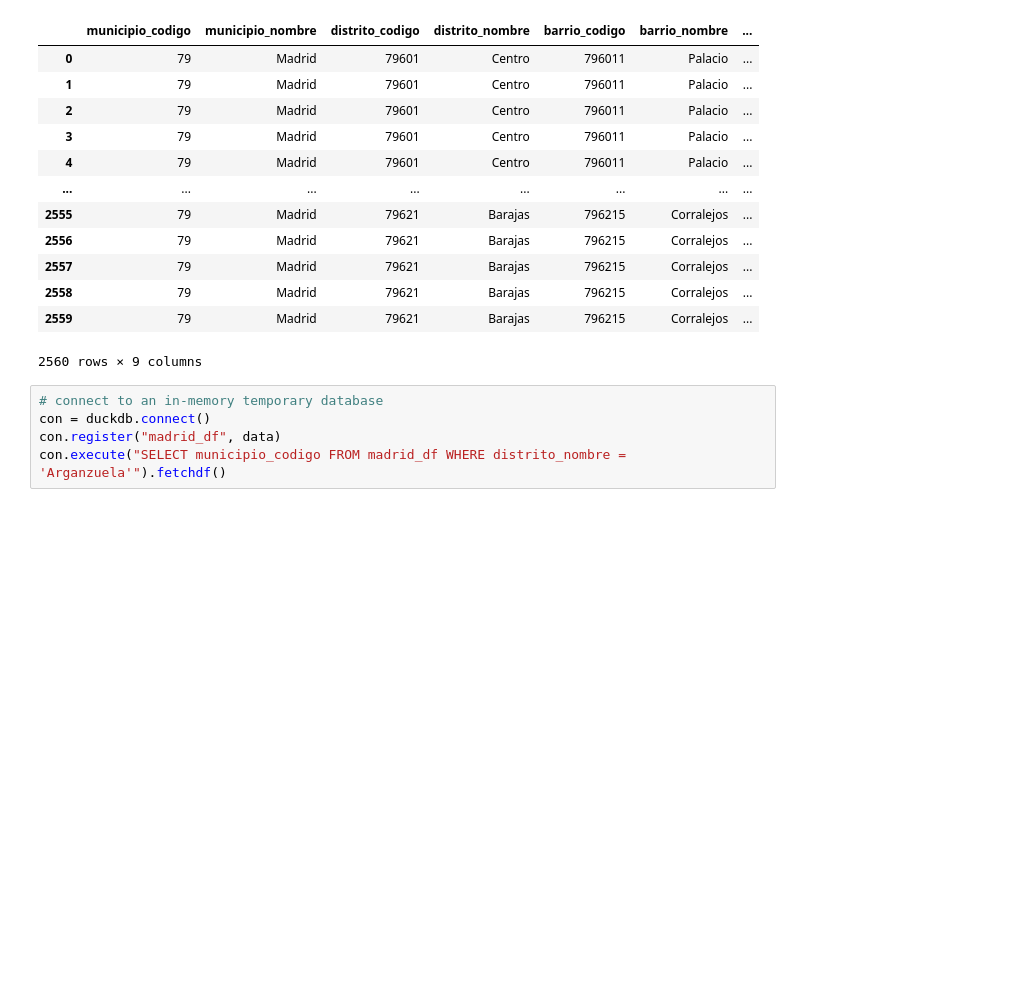
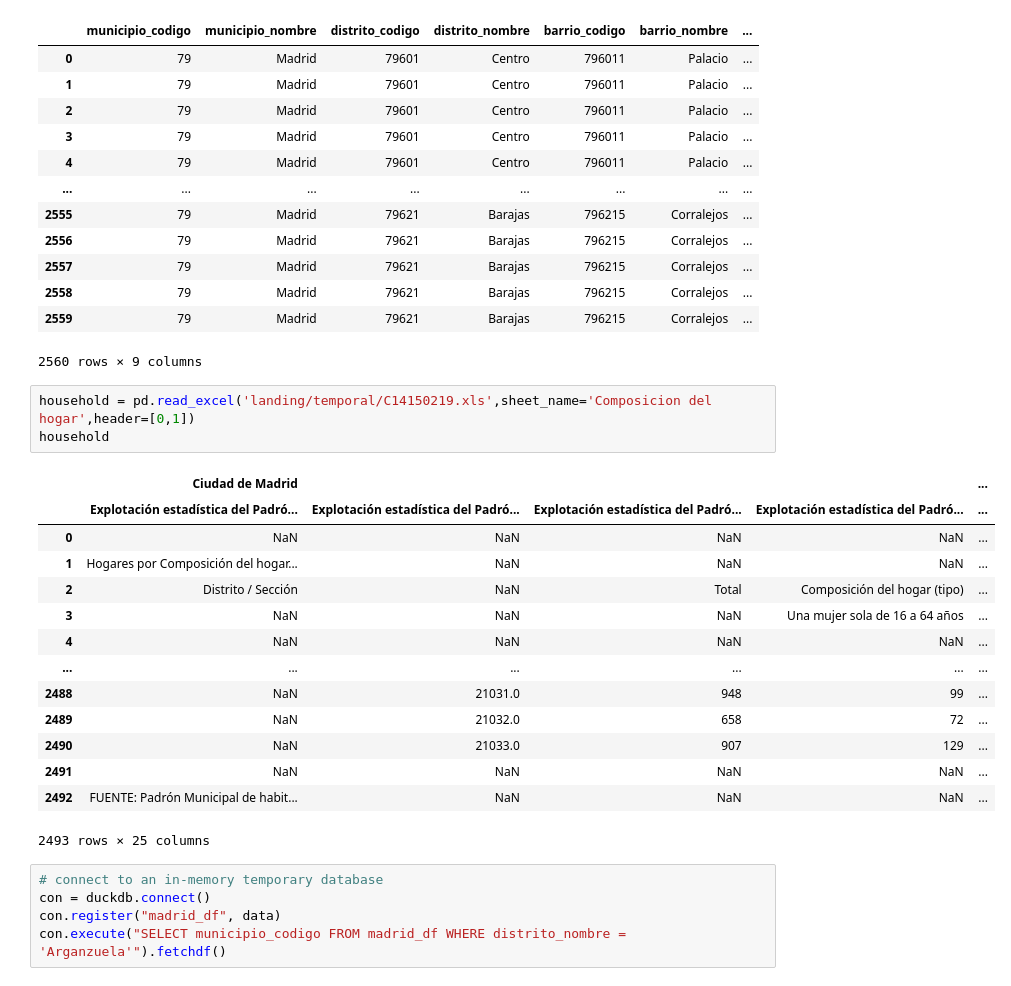
Before and after one commit to mionaD-upc/mimi-adsdb, a Jupyter notebook: formatted_zone.ipynb, the cells around one changed output. Cells and saved outputs as stored; diff of their text form; blank space fills up the shorter version.

```diff
--- a/formatted_zone.ipynb
+++ b/formatted_zone.ipynb
@@ -31,6 +31,24 @@ data
 | 2558 | 79 | Madrid | 79621 | Barajas | 796215 | Corralejos | ... |
 | 2559 | 79 | Madrid | 79621 | Barajas | 796215 | Corralejos | ... |
 2560 rows × 9 columns
+# %%
+household = pd.read_excel('landing/temporal/C14150219.xls',sheet_name='Composicion del hogar',header=[0,1])
+household
+# %% [output]
+|  | Ciudad de Madrid |  |  |  | ... |
+|  | Explotación estadística del Padró... | Explotación estadística del Padró... | Explotación estadística del Padró... | Explotación estadística del Padró... | ... |
+| 0 | NaN | NaN | NaN | NaN | ... |
+| 1 | Hogares por Composición del hogar... | NaN | NaN | NaN | ... |
+| 2 | Distrito / Sección | NaN | Total | Composición del hogar (tipo) | ... |
+| 3 | NaN | NaN | NaN | Una mujer sola de 16 a 64 años | ... |
+| 4 | NaN | NaN | NaN | NaN | ... |
+| ... | ... | ... | ... | ... | ... |
+| 2488 | NaN | 21031.0 | 948 | 99 | ... |
+| 2489 | NaN | 21032.0 | 658 | 72 | ... |
+| 2490 | NaN | 21033.0 | 907 | 129 | ... |
+| 2491 | NaN | NaN | NaN | NaN | ... |
+| 2492 | FUENTE: Padrón Municipal de habit... | NaN | NaN | NaN | ... |
+2493 rows × 25 columns
 # %%
 # connect to an in-memory temporary database
 con = duckdb.connect()
```
Also changed, not shown: parts of 1 cell of this notebook, 3 other files.
